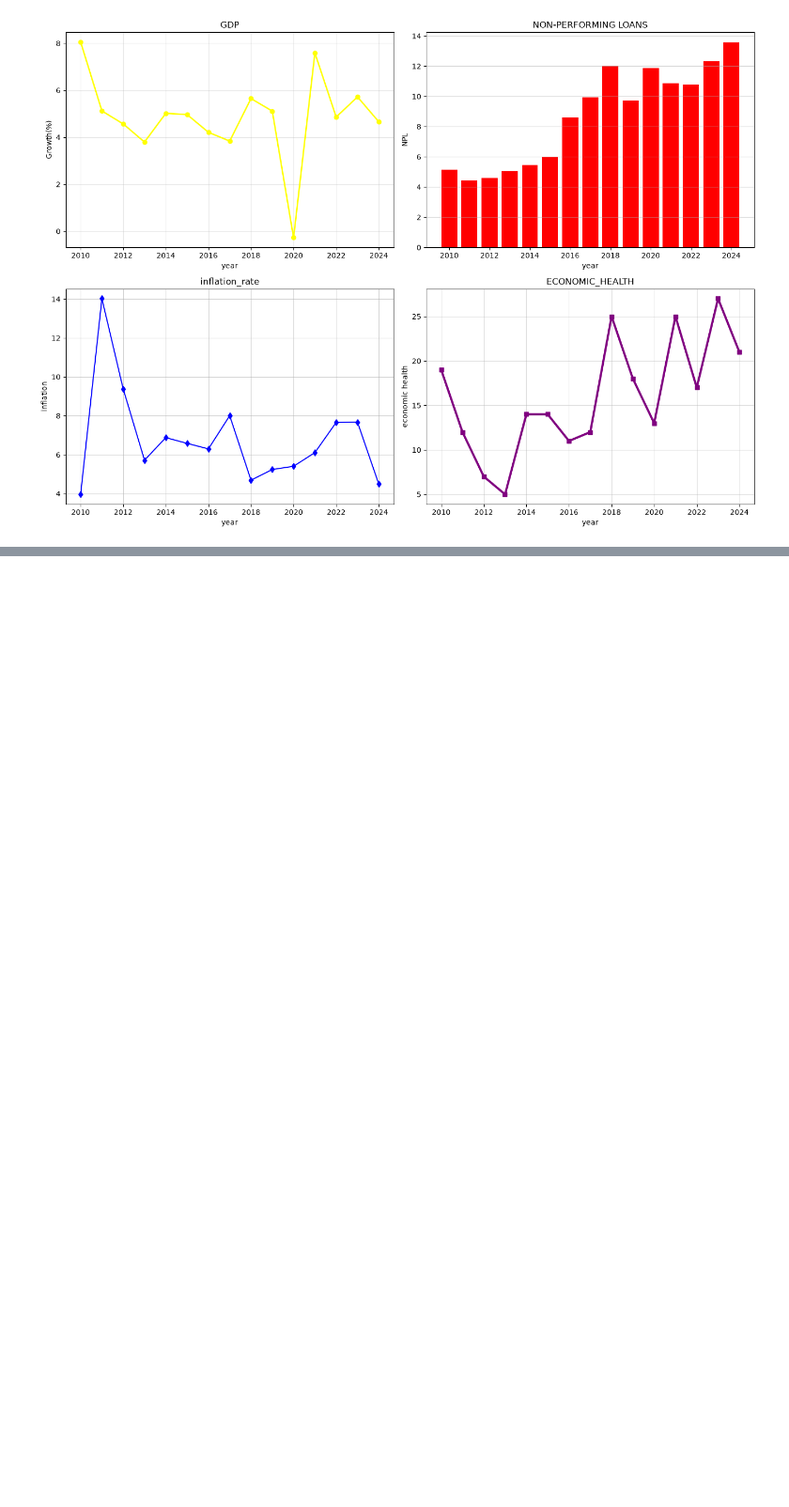
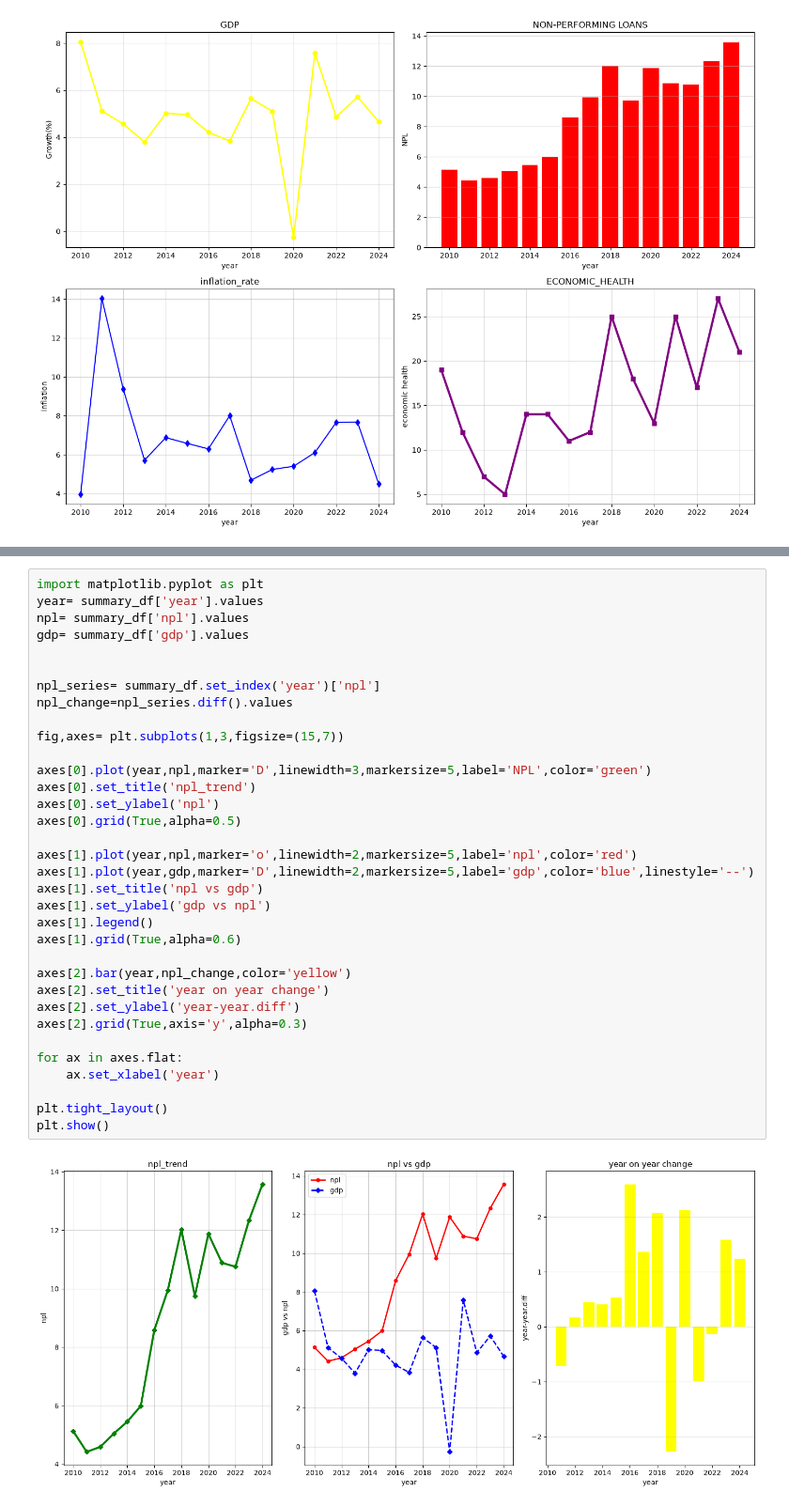
Before and after one commit to BUND1-cmd/project_python, a Jupyter notebook: pd&mat_practise.ipynb, the cells around one changed output, grey strips where cells are left out. Shown at 94% size. Drawn from its saved outputs; the diff is of its cells as text; blank space fills up the shorter version.

```diff
--- a/pd&mat_practise.ipynb
+++ b/pd&mat_practise.ipynb
@@ -694,0 +719,36 @@ plt.show()
+# %%
+import matplotlib.pyplot as plt
+year= summary_df['year'].values
+npl= summary_df['npl'].values
+gdp= summary_df['gdp'].values
+
+
+npl_series= summary_df.set_index('year')['npl']
+npl_change=npl_series.diff().values
+
+fig,axes= plt.subplots(1,3,figsize=(15,7))
+
+axes[0].plot(year,npl,marker='D',linewidth=3,markersize=5,label='NPL',color='green')
+axes[0].set_title('npl_trend')
+axes[0].set_ylabel('npl')
+axes[0].grid(True,alpha=0.5)
+
+axes[1].plot(year,npl,marker='o',linewidth=2,markersize=5,label='npl',color='red')
+axes[1].plot(year,gdp,marker='D',linewidth=2,markersize=5,label='gdp',color='blue',linestyle='--')
+axes[1].set_title('npl vs gdp')
+axes[1].set_ylabel('gdp vs npl')
+axes[1].legend()
+axes[1].grid(True,alpha=0.6)
+
+axes[2].bar(year,npl_change,color='yellow')
+axes[2].set_title('year on year change')
+axes[2].set_ylabel('year-year.diff')
+axes[2].grid(True,axis='y',alpha=0.3)
+
+for ax in axes.flat:
+    ax.set_xlabel('year')
+
+plt.tight_layout()
+plt.show()
+# %% [output]
+[figure, added]
```
Also changed, not shown: parts of 1 cell of this notebook.
